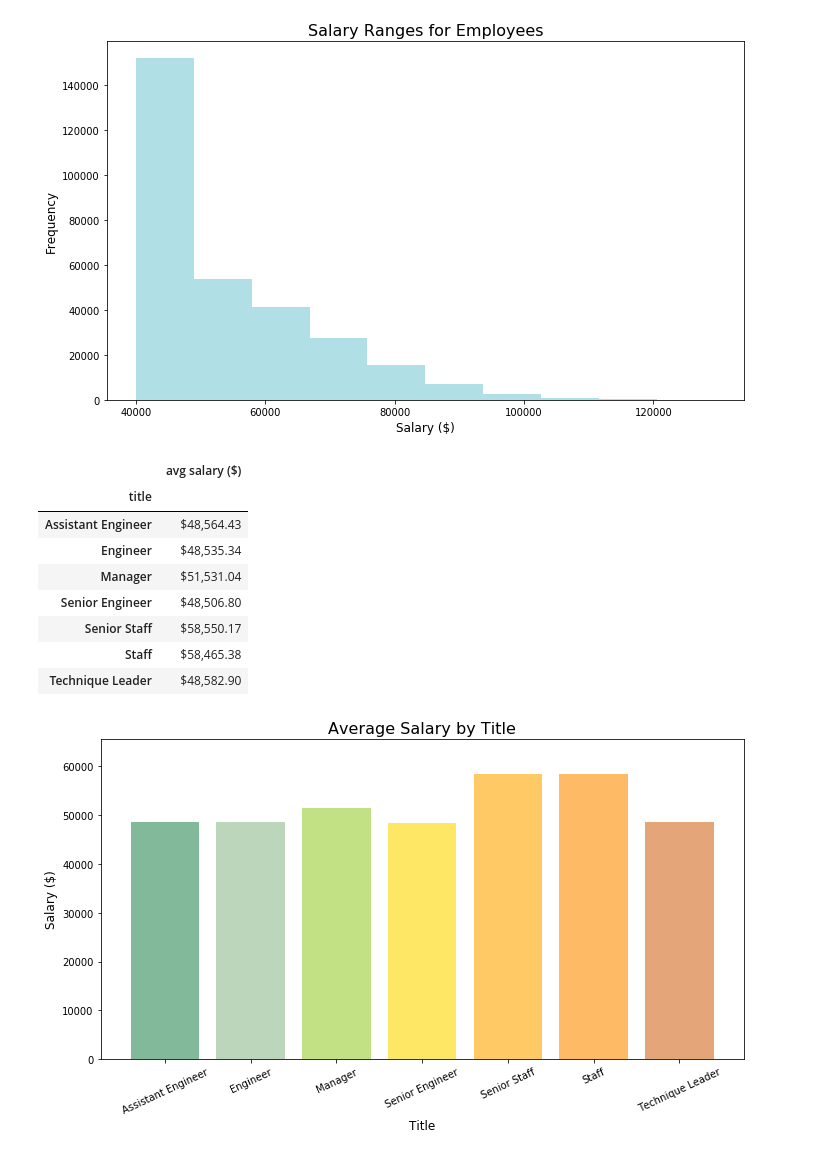
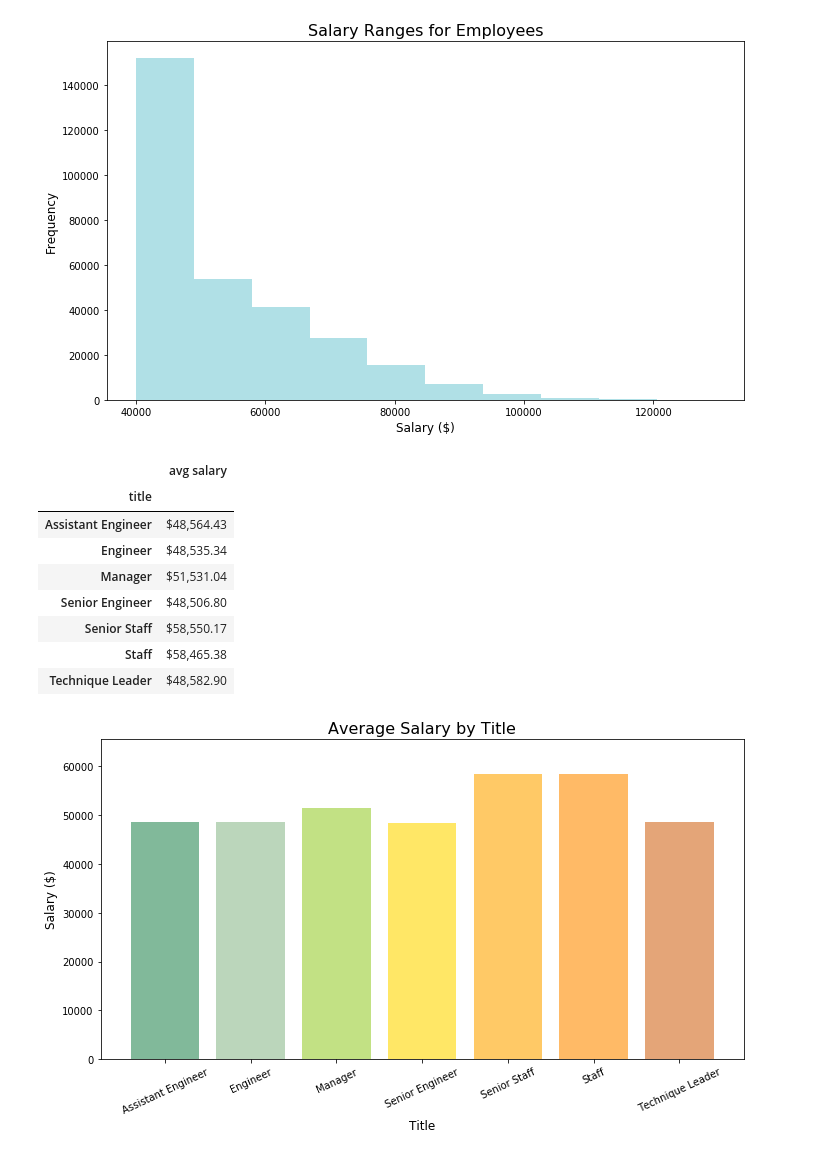
Before and after one commit to neha-nayeem/sql-challenge, a Jupyter notebook: EmployeeSQL/bonus-analysis.ipynb, the cells around one changed output. Saved outputs shown, nothing was run; the diff lists cells and outputs as text; code cells hidden in the pictures.

```diff
--- a/EmployeeSQL/bonus-analysis.ipynb
+++ b/EmployeeSQL/bonus-analysis.ipynb
@@ -115,24 +115,24 @@ The standard deviation is 14301.45
 # %%
 # ***********************************************************
 # Bonus Q3. Create a bar chart of average salary by title
 # ***********************************************************
 
 # --- merge employees, salaries and titles dataframes to get the relevant data to plot (title, salary) ---
 emp_salaries_df = pd.merge(employees_df, salaries_df, on="emp_no")
 title_salaries_df = pd.merge(emp_salaries_df, titles_df, on="title_id")
 
 # --- cleaning the table: remove unnecessary rows and only keep those required for plotting ---
 title_salaries_df.drop(["emp_no", "title_id", "birth_date", "first_name", "last_name", "sex", "hire_date"],
                         axis=1, inplace=True)
 
 # --- create a group by object on title with average salaries ---
 average_salaries = title_salaries_df.groupby("title").mean().round(2)
 
 # --- display formatted average salary dataframe ---
-average_salaries.rename(columns={"salary":"avg salary ($)"}, inplace=True)
+average_salaries.rename(columns={"salary":"avg salary"}, inplace=True)
 average_salaries.style.format("${:,.2f}")
 # %% [output]
-|  | avg salary ($) |
+|  | avg salary |
 | title |  |
 | Assistant Engineer | $48,564.43 |
 | Engineer | $48,535.34 |
```
Also changed, not shown: parts of 1 cell of this notebook.
